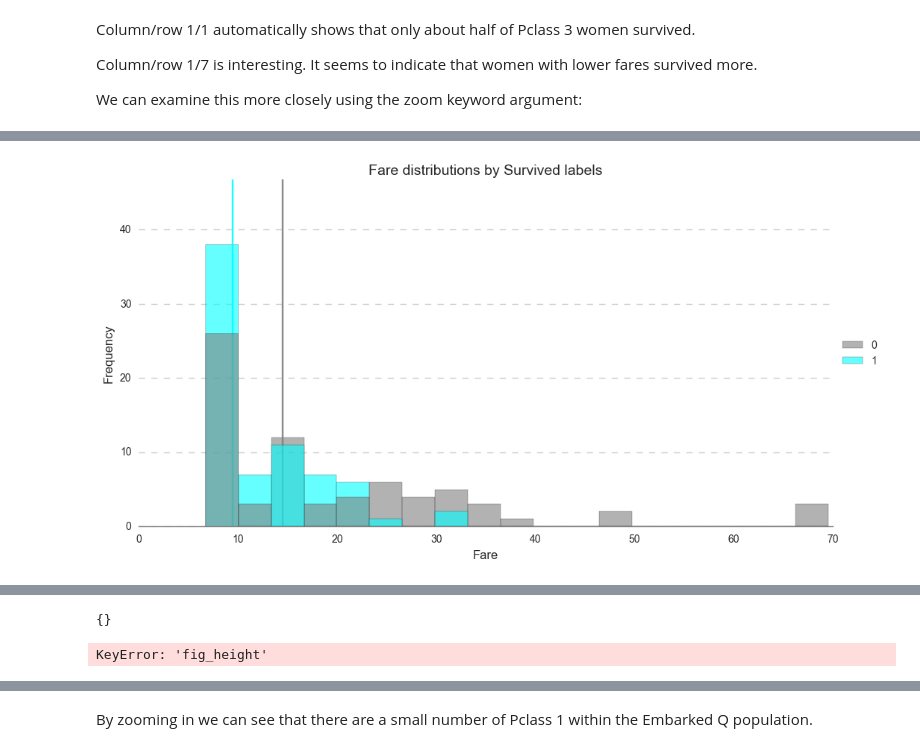
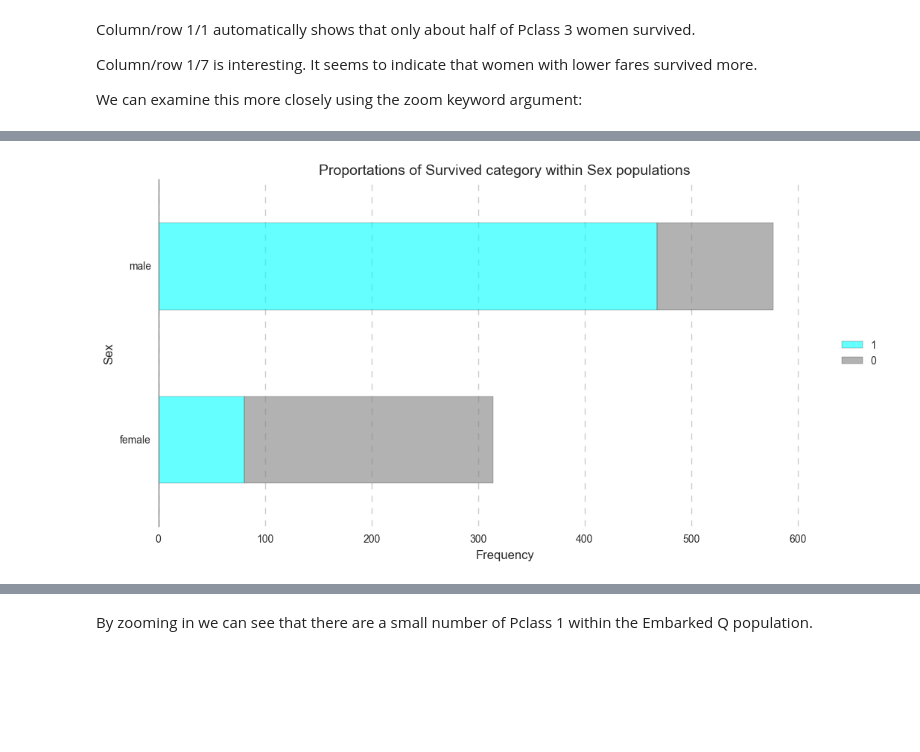
Before and after one commit to kpflugshaupt/pairplotr, a Jupyter notebook: pairplotr_demo.ipynb, the cells around one changed output, grey strips where cells are left out. Cells and saved outputs as stored; diff of their text form; code cells hidden in the pictures; blank space fills up the shorter version.

Commit message:
Modularized code more and made zoom keyword argument also work for label vs label comparisons.

```diff
--- a/pairplotr_demo.ipynb
+++ b/pairplotr_demo.ipynb
@@ -162,9 +171,9 @@ We can examine this more closely using the zoom keyword argument:
 # %%
 %%time
 import pairplotr as ppr
 reload(ppr)
-ppr.compare_data(df[(df['Sex']=='female')&(df['Pclass']==3)],data_types=data_types,
+ppr.compare_data(df,data_types=data_types,
                  plot_vars=[],scatter_plot_filter='Survived',
-                 zoom=['Survived','Fare'])
+                 zoom=['Sex','Survived'])
 # %% [output]
-[figure, old version]
+[figure, new version]
@@ -173,18 +181,0 @@ Wall time: 489 ms
-# %%
-import pairplotr as ppr
-reload(ppr)
-
-input_feature = 'Fare'
-output_label_feature = 'Survived'
-output_labels = ['0','1']
-colors = ['grey','cyan']
-x_label = ''
-
-ppr.plot_label_vs_continuous(df[(df['Sex']=='female')&(df['Pclass']==3)],
-                             input_feature,
-                             output_label_feature,
-                             output_labels=output_labels,
-                             colors=colors)
-# %% [output]
-{}
-KeyError: 'fig_height'
```
Also changed, not shown: parts of 6 cells of this notebook, 1 other file.
